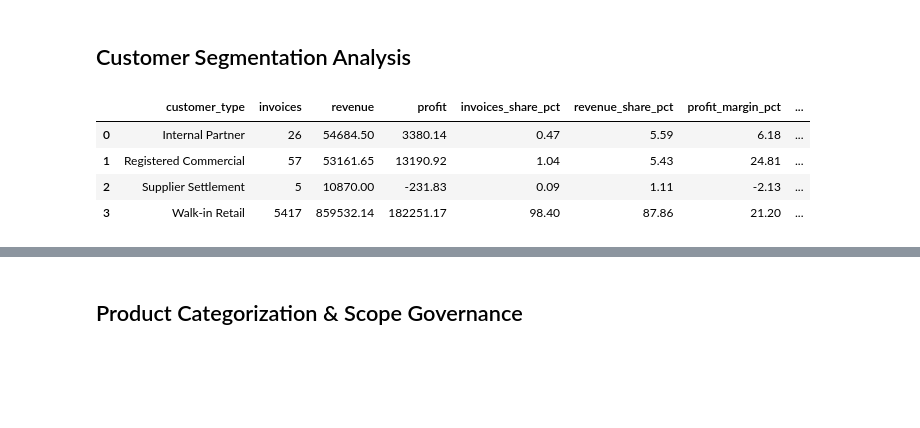
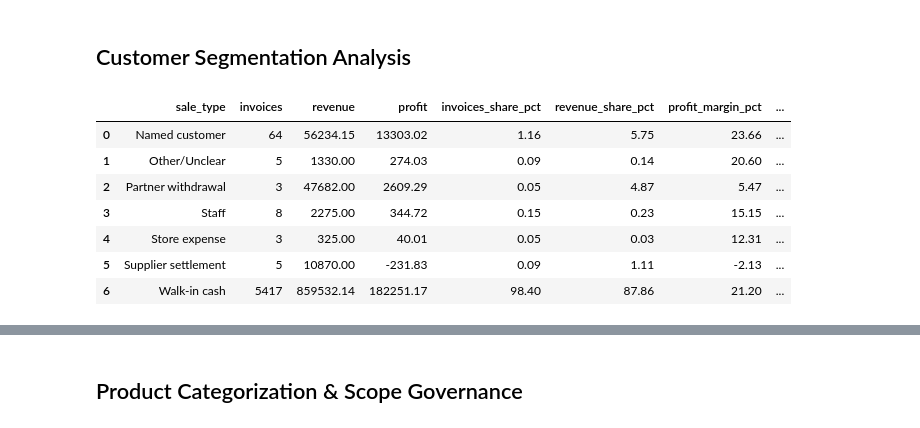
Before and after one commit to adhamahmed52g52-hash/Cosmetics-Store-Analytics-Business-Intelligence, a Jupyter notebook: notebooks/cosmetics_data_analysis.ipynb, the cells around one changed output, grey strips where cells are left out. Drawn from its saved outputs; the diff is of its cells as text; code cells hidden in the pictures; blank space fills up the shorter version.

```diff
--- a/notebooks/cosmetics_data_analysis.ipynb
+++ b/notebooks/cosmetics_data_analysis.ipynb
@@ -27,12 +27,18 @@ plt.rcParams['figure.titlesize'] = 12  #--> بيحدد حجم خط العناو
 Load Standardized Datasets
 # %%
 current_dir = Path.cwd()  #--> cwd() --> بيرجع مسار مجلد العمل الحالي
-if current_dir.name == "notebooks":  #--> بيتحقق لو المسار الحالي داخل مجلد notebooks
-    project_root = current_dir.parent  #--> parent --> بيرجع للمجلد الرئيسي للمشروع
-else:  #--> في حالة لو كنا بالفعل في المجلد الرئيسي
-    project_root = current_dir  #--> بيعتمد المجلد الحالي كمسار رئيسي
-
-data_dir = project_root / "data" / "processed"  #--> بيحدد مسار مجلد البيانات النظيفة الجاهزة للتحليل
+if (current_dir / "data" / "processed").exists():  #--> فحص وجود مجلد البيانات في المسار الحالي
+    project_root = current_dir
+    data_dir = current_dir / "data" / "processed"
+elif (current_dir / "cosmetics_store_rebuild" / "data" / "processed").exists():  #--> فحص وجوده داخل مجلد المشروع
+    project_root = current_dir / "cosmetics_store_rebuild"
+    data_dir = project_root / "data" / "processed"
+elif (current_dir.parent / "data" / "processed").exists():  #--> فحص وجوده في المجلد الأب
+    project_root = current_dir.parent
+    data_dir = project_root / "data" / "processed"
+else:
+    project_root = current_dir
+    data_dir = current_dir / "data" / "processed"
 
 print("Project Root:", project_root)  #--> print() --> بيطبع المسار الرئيسي
 print("Data Directory:", data_dir)  #--> print() --> بيطبع مسار مجلد البيانات
@@ -334,30 +341,33 @@ Purchase Orders:2025-11-23 to 2026-08-01 (21 unique purchase days)
 # %% [markdown]
 ## Customer Segmentation Analysis
 # %%
-segment_summary = sales_invoices_df.groupby('customer_type').agg(  #--> groupby() --> بيجمع البيانات حسب نوع العميل , agg() --> بيطبق دوال التجميع الحسابية
+segment_summary = sales_invoices_df.groupby('sale_type').agg(  #--> groupby() --> بيجمع البيانات حسب نوع البيع والحساب , agg() --> بيطبق دوال التجميع
     invoices=('invoice_no', 'count'),  #--> count() --> بيحسب إجمالي عدد الفواتير
     revenue=('final_total', 'sum'),  #--> sum() --> بيحسب إجمالي الإيرادات
     profit=('profit', 'sum')  #--> sum() --> بيحسب إجمالي الأرباح
 ).reset_index()  #--> reset_index() --> بيعيد تعيين الفهرس لعمود
 
 total_revenue = sales_invoices_df['final_total'].sum()  #--> sum() --> بيحسب المجموع الكلي للإيرادات
 total_profit = sales_invoices_df['profit'].sum()  #--> sum() --> بيحسب المجموع الكلي للأرباح
 total_invoices = len(sales_invoices_df)  #--> len() --> بيحسب إجمالي عدد الفواتير الكلي
 
 segment_summary['invoices_share_pct'] = (segment_summary['invoices'] / total_invoices * 100).round(2)  #--> round(2) --> بيحسب النسبة المئوية لعدد الفواتير ويقربها
 segment_summary['revenue_share_pct'] = (segment_summary['revenue'] / total_revenue * 100).round(2)  #--> round(2) --> بيحسب النسبة المئوية لحصة الإيراد ويقربها
 segment_summary['profit_margin_pct'] = (segment_summary['profit'] / segment_summary['revenue'] * 100).round(2)  #--> round(2) --> بيحسب هامش الربح المئوي ويقربه
 segment_summary['aov_egp'] = (segment_summary['revenue'] / segment_summary['invoices']).round(2)  #--> round(2) --> بيحسب متوسط قيمة الفاتورة AOV ويقربه
 
 segment_summary['revenue'] = segment_summary['revenue'].round(2)  #--> round(2) --> بيقرب عمود الإيرادات لخانة عشرية
 segment_summary['profit'] = segment_summary['profit'].round(2)  #--> round(2) --> بيقرب عمود الأرباح لخانة عشرية
 segment_summary['aov_egp'] = segment_summary['aov_egp'].round(2)  #--> round(2) --> بيقرب متوسط قيمة الفاتورة لخانة عشرية
 
-display(segment_summary)  #--> display() --> بيعرض جدول ملخص شرائح العملاء
+display(segment_summary)  #--> display() --> بيعرض جدول ملخص أنواع وحسابات المبيعات
 # %% [output]
-|  | customer_type | invoices | revenue | profit | invoices_share_pct | revenue_share_pct | profit_margin_pct | ... |
-| 0 | Internal Partner | 26 | 54684.50 | 3380.14 | 0.47 | 5.59 | 6.18 | ... |
-| 1 | Registered Commercial | 57 | 53161.65 | 13190.92 | 1.04 | 5.43 | 24.81 | ... |
-| 2 | Supplier Settlement | 5 | 10870.00 | -231.83 | 0.09 | 1.11 | -2.13 | ... |
-| 3 | Walk-in Retail | 5417 | 859532.14 | 182251.17 | 98.40 | 87.86 | 21.20 | ... |
+|  | sale_type | invoices | revenue | profit | invoices_share_pct | revenue_share_pct | profit_margin_pct | ... |
+| 0 | Named customer | 64 | 56234.15 | 13303.02 | 1.16 | 5.75 | 23.66 | ... |
+| 1 | Other/Unclear | 5 | 1330.00 | 274.03 | 0.09 | 0.14 | 20.60 | ... |
+| 2 | Partner withdrawal | 3 | 47682.00 | 2609.29 | 0.05 | 4.87 | 5.47 | ... |
+| 3 | Staff | 8 | 2275.00 | 344.72 | 0.15 | 0.23 | 15.15 | ... |
+| 4 | Store expense | 3 | 325.00 | 40.01 | 0.05 | 0.03 | 12.31 | ... |
+| 5 | Supplier settlement | 5 | 10870.00 | -231.83 | 0.09 | 1.11 | -2.13 | ... |
+| 6 | Walk-in cash | 5417 | 859532.14 | 182251.17 | 98.40 | 87.86 | 21.20 | ... |
 # %%
```
Also changed, not shown: parts of 18 cells of this notebook, 35 other files.
